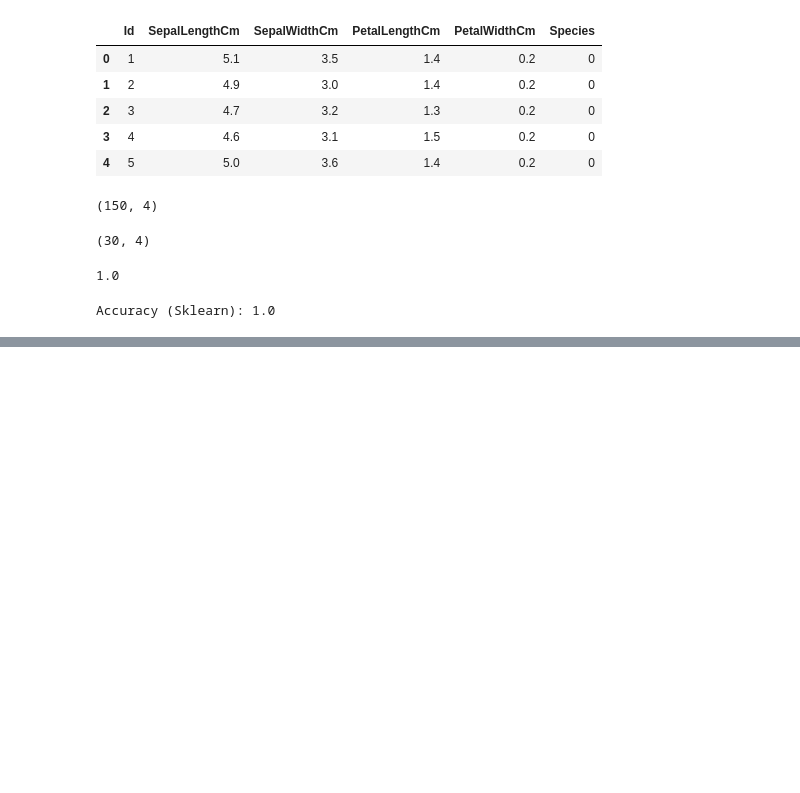
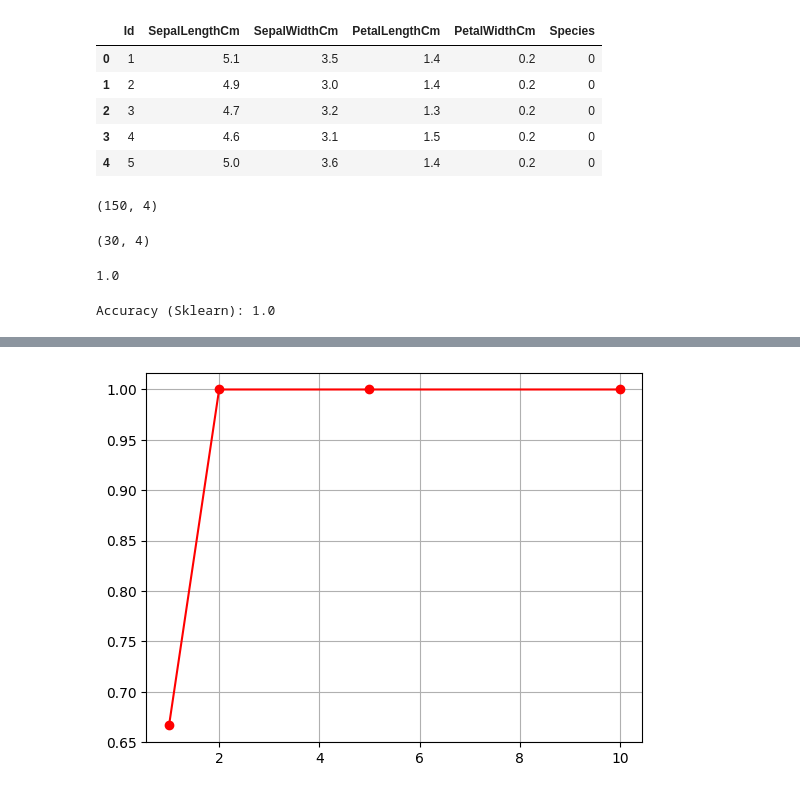
Before and after one commit to Anpkpk/machine-learning-2526, a Jupyter notebook: lab5/lab5.ipynb, the cells around one changed output, grey strips where cells are left out. Drawn from its saved outputs; the diff is of its cells as text; code cells hidden in the pictures; blank space fills up the shorter version.

```diff
--- a/lab5/lab5.ipynb
+++ b/lab5/lab5.ipynb
@@ -200,0 +384,6 @@ Accuracy (Sklearn): 1.0
+# %%
+X = data[['Outlook', 'Temperature', 'Humidity', 'Wind']].values
+y = data['Play Tennis'].values
+# %%
+X_train, X_test, y_train, y_test = train_test_split(X, y, test_size=0.2, random_state=42)
+X_train, y_train
@@ -200,0 +404,6 @@ Accuracy (Sklearn): 1.0
+# %%
+model = DecisionTreeID3(max_depth=2)
+model.fit(X_train, y_train)
+
+y_pred = model.predict(X_test)
+evaluate_model(y_test, y_pred)
@@ -200,0 +416,11 @@ Accuracy (Sklearn): 1.0
+# %%
+depth = [1, 2, 5, 10]
+accuracies = []
+
+for i in depth:
+    model = DecisionTreeID3(max_depth=i)
+    model.fit(X_train, y_train)
+    y_pred = model.predict(X_test)
+    acc, prec, rec, f1 = evaluate_model(y_test, y_pred)
+    print()
+    accuracies.append(acc)
@@ -200,0 +447,8 @@ Accuracy (Sklearn): 1.0
+# %%
+import matplotlib.pyplot as plt
+
+plt.plot(depth, accuracies, marker='o', color='r')
+plt.grid()
+plt.show()
+# %% [output]
+[figure, added]
```
Also changed, not shown: parts of 17 cells of this notebook.
